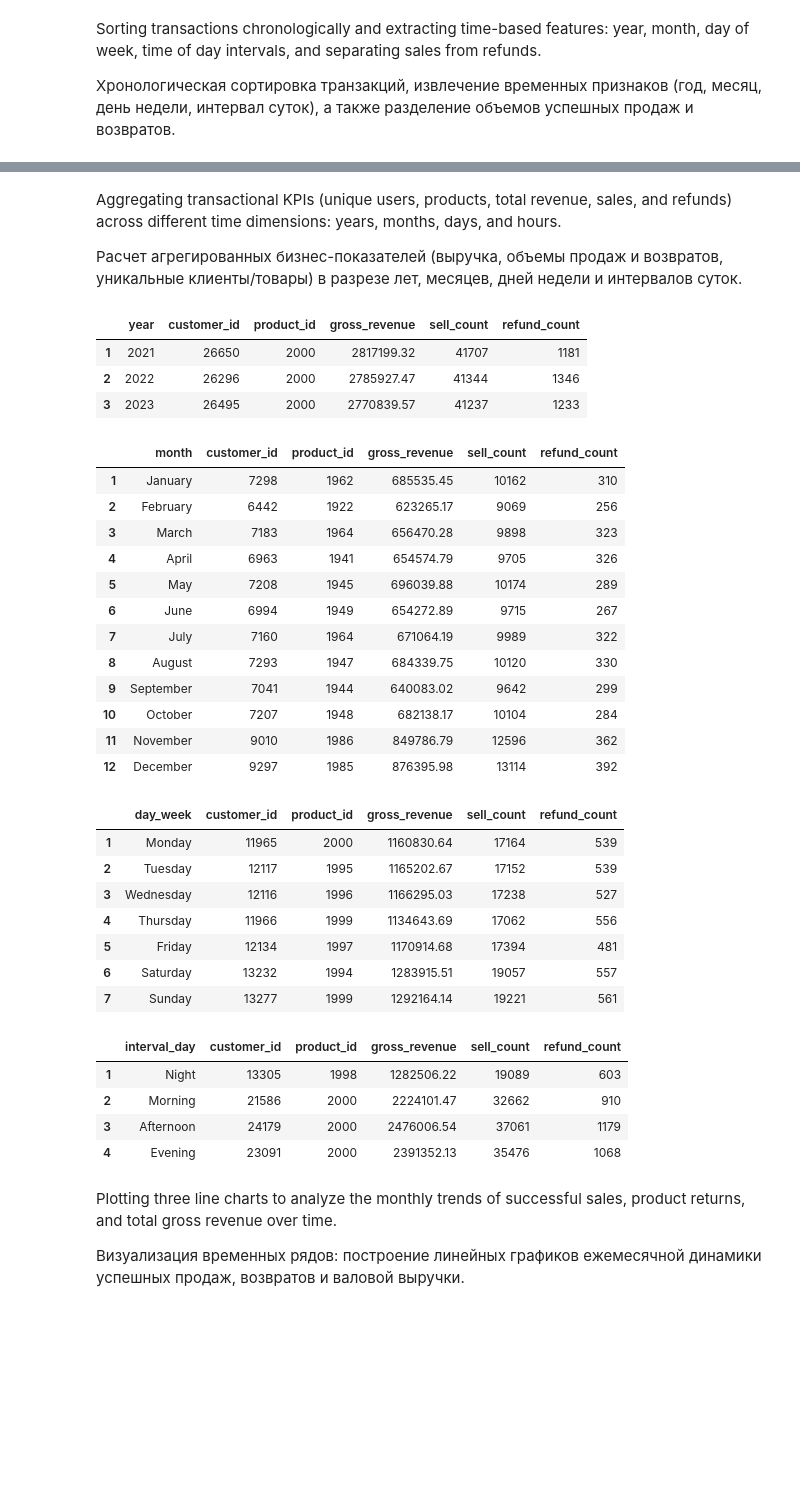
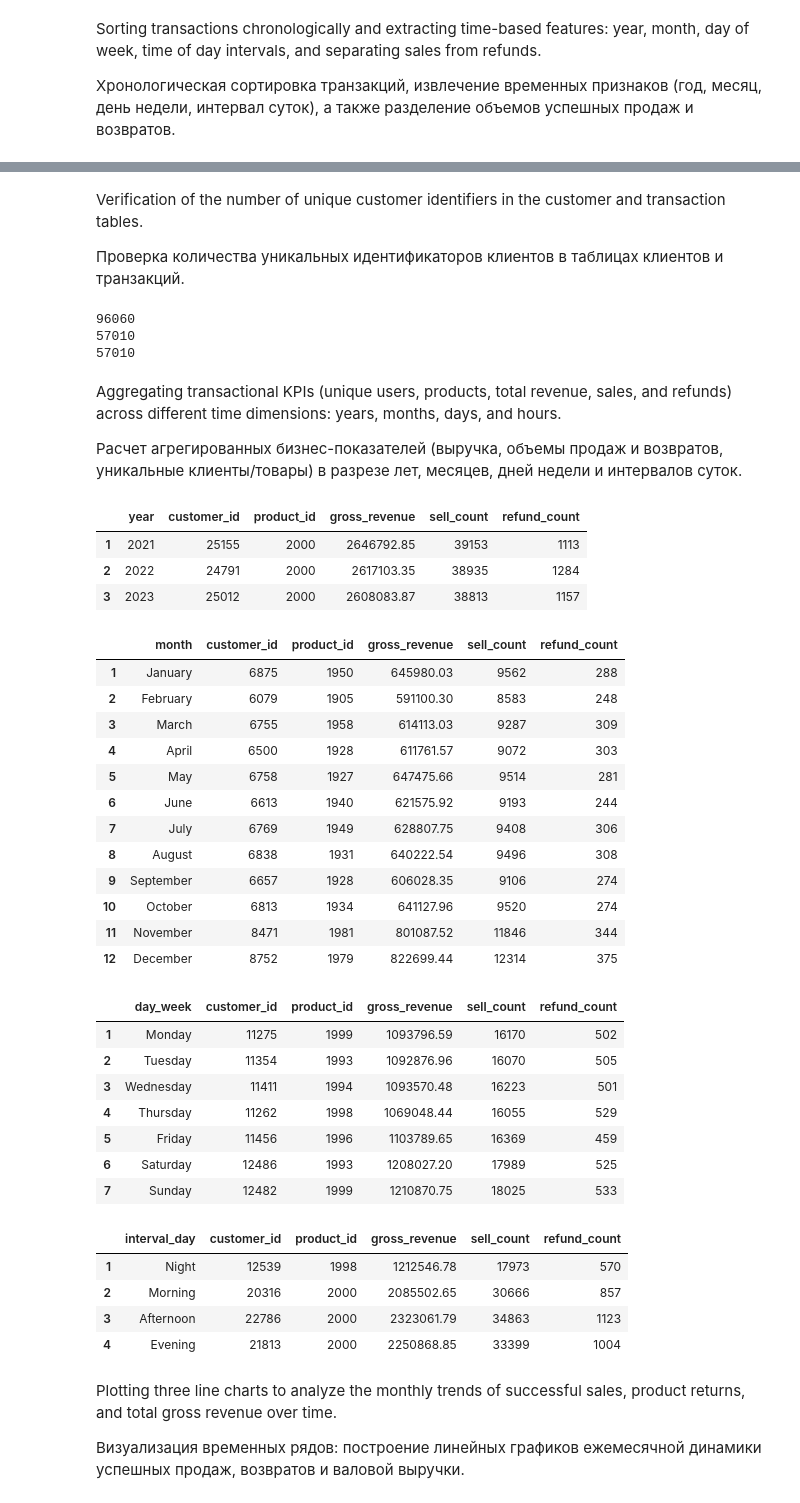
Before and after one commit to abdyrahym-begenjov/kaggle-data-analysis, a Jupyter notebook: Marketing & E-Commerce/e-commerce.ipynb, the cells around one changed output, grey strips where cells are left out. Saved outputs shown, nothing was run; the diff lists cells and outputs as text; code cells hidden in the pictures; blank space fills up the shorter version.

```diff
--- a/Marketing & E-Commerce/e-commerce.ipynb
+++ b/Marketing & E-Commerce/e-commerce.ipynb
@@ -617,5 +676,9 @@ Removing rows with missing data, optimizing memory by casting IDs to smaller int
 # %%
 df4=df4.dropna()
+df4=df4[~df4['customer_id'].isin(strange_list)]
+df4.to_sql(name='transactions', con=engine, if_exists="replace", index=False)
+filepath1=kh.dataset_download("abdyrahymbegenjov/e-commerce-and-marketing-2021-dataset")
+df4=pd.read_csv(f'{filepath1}/transactions1.csv', encoding='utf-8')
 group_columns=['transaction_id', 'customer_id', 'product_id', 'quantity', 'campaign_id']
 df4[group_columns]=df4[group_columns].astype('int32')
 df4=df4.rename(columns={'timestamp': 'datetime_transaction', 'refund_flag': 'refund'})
@@ -715,3 +783,15 @@ display(group_df4.head(20))
+# %% [markdown]
+Verification of the number of unique customer identifiers in the customer and transaction tables.
+
+Проверка количества уникальных идентификаторов клиентов в таблицах клиентов и транзакций.
+# %%
+print(df2['customer_id'].nunique())
+print(df4['customer_id'].nunique())
+print(df4[df4['customer_id'].isin(df2['customer_id'].unique().tolist())]['customer_id'].nunique())
+# %% [output]
+96060
+57010
+57010
 # %% [markdown]
 Aggregating transactional KPIs (unique users, products, total revenue, sales, and refunds) across different time dimensions: years, months, days, and hours.
 
@@ -719,54 +799,52 @@ Aggregating transactional KPIs (unique users, products, total revenue, sales, an
 # %%
 group_columns1=['customer_id', 'product_id', 'quantity', 'gross_revenue', 'sell_count', 'refund_count']
 aggregate1={'customer_id': 'nunique',
             'product_id': 'nunique',
             'gross_revenue': 'sum',
             'sell_count': 'sum',
             'refund_count': 'sum'}
 df4_year_result=group_df4.groupby('year', as_index=False)[group_columns1].agg(aggregate1)
 df4_month_result=group_df4.groupby(['month', 'month_idx'], as_index=False)[group_columns1].agg(
     aggregate1).sort_values(by='month_idx').drop(columns=['month_idx'])
 df4_day_result=group_df4.groupby(['day_week', 'day_idx'], as_index=False)[group_columns1].agg(
     aggregate1).sort_values(by='day_idx').drop(columns=['day_idx'])
 df4_interval_result=group_df4.groupby(['interval_day', 'interval_idx'], as_index=False)[group_columns1].agg(
     aggregate1).sort_values(by='interval_idx').drop(columns=['interval_idx'])
 for i in [df4_year_result, df4_month_result, df4_day_result, df4_interval_result]:
     i.index=np.arange(1, len(i)+1)
-display(df4_year_result)
-display(df4_month_result)
-display(df4_day_result)
-display(df4_interval_result)
+    display(i)
+    print('')
 # %% [output]
 |  | year | customer_id | product_id | gross_revenue | sell_count | refund_count |
-| 1 | 2021 | 26650 | 2000 | 2817199.32 | 41707 | 1181 |
-| 2 | 2022 | 26296 | 2000 | 2785927.47 | 41344 | 1346 |
-| 3 | 2023 | 26495 | 2000 | 2770839.57 | 41237 | 1233 |
+| 1 | 2021 | 25155 | 2000 | 2646792.85 | 39153 | 1113 |
+| 2 | 2022 | 24791 | 2000 | 2617103.35 | 38935 | 1284 |
+| 3 | 2023 | 25012 | 2000 | 2608083.87 | 38813 | 1157 |
 |  | month | customer_id | product_id | gross_revenue | sell_count | refund_count |
-| 1 | January | 7298 | 1962 | 685535.45 | 10162 | 310 |
-| 2 | February | 6442 | 1922 | 623265.17 | 9069 | 256 |
-| 3 | March | 7183 | 1964 | 656470.28 | 9898 | 323 |
-| 4 | April | 6963 | 1941 | 654574.79 | 9705 | 326 |
-| 5 | May | 7208 | 1945 | 696039.88 | 10174 | 289 |
-| 6 | June | 6994 | 1949 | 654272.89 | 9715 | 267 |
-| 7 | July | 7160 | 1964 | 671064.19 | 9989 | 322 |
-| 8 | August | 7293 | 1947 | 684339.75 | 10120 | 330 |
-| 9 | September | 7041 | 1944 | 640083.02 | 9642 | 299 |
-| 10 | October | 7207 | 1948 | 682138.17 | 10104 | 284 |
-| 11 | November | 9010 | 1986 | 849786.79 | 12596 | 362 |
-| 12 | December | 9297 | 1985 | 876395.98 | 13114 | 392 |
+| 1 | January | 6875 | 1950 | 645980.03 | 9562 | 288 |
+| 2 | February | 6079 | 1905 | 591100.30 | 8583 | 248 |
+| 3 | March | 6755 | 1958 | 614113.03 | 9287 | 309 |
+| 4 | April | 6500 | 1928 | 611761.57 | 9072 | 303 |
+| 5 | May | 6758 | 1927 | 647475.66 | 9514 | 281 |
+| 6 | June | 6613 | 1940 | 621575.92 | 9193 | 244 |
+| 7 | July | 6769 | 1949 | 628807.75 | 9408 | 306 |
+| 8 | August | 6838 | 1931 | 640222.54 | 9496 | 308 |
+| 9 | September | 6657 | 1928 | 606028.35 | 9106 | 274 |
+| 10 | October | 6813 | 1934 | 641127.96 | 9520 | 274 |
+| 11 | November | 8471 | 1981 | 801087.52 | 11846 | 344 |
+| 12 | December | 8752 | 1979 | 822699.44 | 12314 | 375 |
 |  | day_week | customer_id | product_id | gross_revenue | sell_count | refund_count |
-| 1 | Monday | 11965 | 2000 | 1160830.64 | 17164 | 539 |
-| 2 | Tuesday | 12117 | 1995 | 1165202.67 | 17152 | 539 |
-| 3 | Wednesday | 12116 | 1996 | 1166295.03 | 17238 | 527 |
-| 4 | Thursday | 11966 | 1999 | 1134643.69 | 17062 | 556 |
-| 5 | Friday | 12134 | 1997 | 1170914.68 | 17394 | 481 |
-| 6 | Saturday | 13232 | 1994 | 1283915.51 | 19057 | 557 |
-| 7 | Sunday | 13277 | 1999 | 1292164.14 | 19221 | 561 |
+| 1 | Monday | 11275 | 1999 | 1093796.59 | 16170 | 502 |
+| 2 | Tuesday | 11354 | 1993 | 1092876.96 | 16070 | 505 |
+| 3 | Wednesday | 11411 | 1994 | 1093570.48 | 16223 | 501 |
+| 4 | Thursday | 11262 | 1998 | 1069048.44 | 16055 | 529 |
+| 5 | Friday | 11456 | 1996 | 1103789.65 | 16369 | 459 |
+| 6 | Saturday | 12486 | 1993 | 1208027.20 | 17989 | 525 |
+| 7 | Sunday | 12482 | 1999 | 1210870.75 | 18025 | 533 |
 |  | interval_day | customer_id | product_id | gross_revenue | sell_count | refund_count |
-| 1 | Night | 13305 | 1998 | 1282506.22 | 19089 | 603 |
-| 2 | Morning | 21586 | 2000 | 2224101.47 | 32662 | 910 |
-| 3 | Afternoon | 24179 | 2000 | 2476006.54 | 37061 | 1179 |
-| 4 | Evening | 23091 | 2000 | 2391352.13 | 35476 | 1068 |
+| 1 | Night | 12539 | 1998 | 1212546.78 | 17973 | 570 |
+| 2 | Morning | 20316 | 2000 | 2085502.65 | 30666 | 857 |
+| 3 | Afternoon | 22786 | 2000 | 2323061.79 | 34863 | 1123 |
+| 4 | Evening | 21813 | 2000 | 2250868.85 | 33399 | 1004 |
 # %% [markdown]
 Plotting three line charts to analyze the monthly trends of successful sales, product returns, and total gross revenue over time.
 
```
Also changed, not shown: parts of 23 cells of this notebook, 1 other file.
